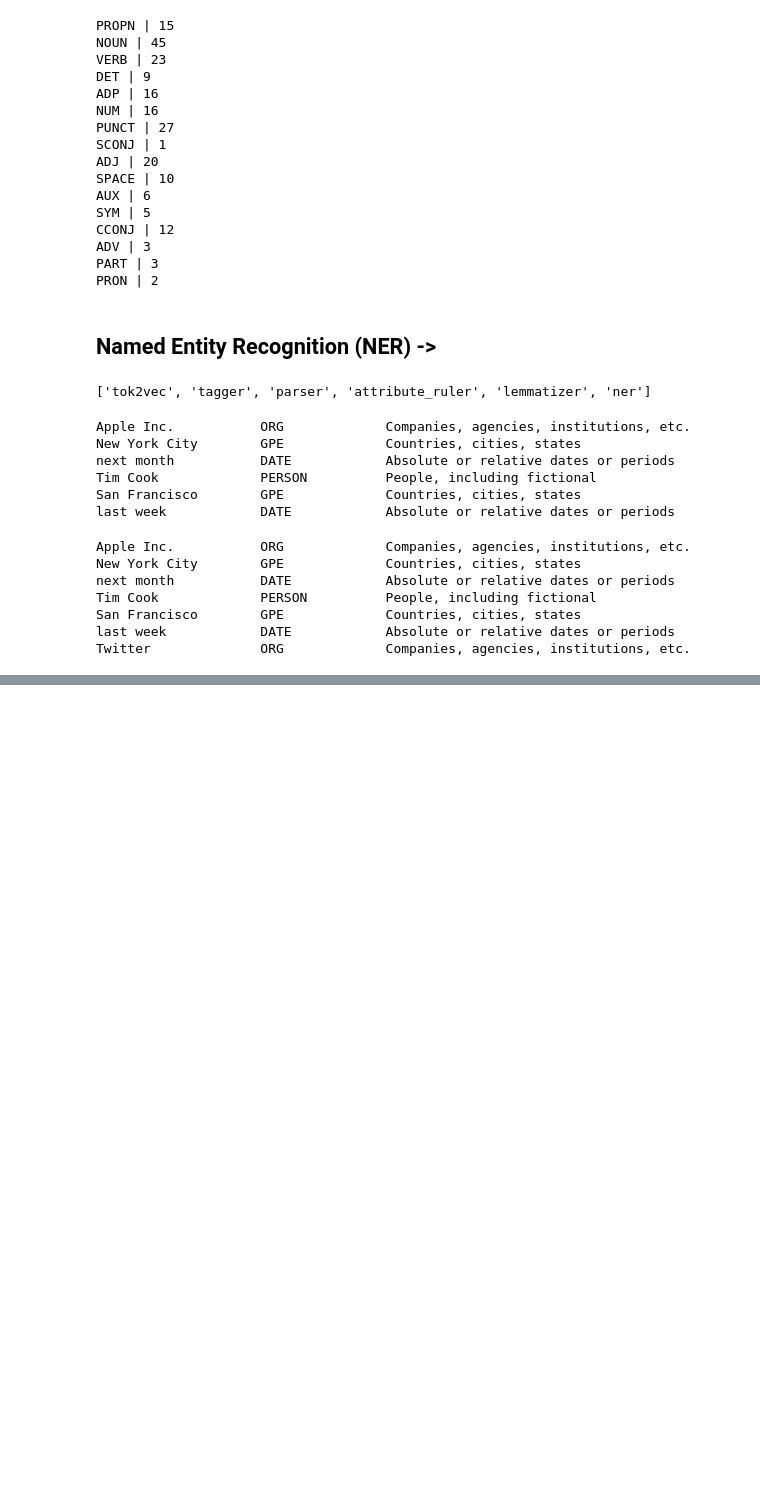
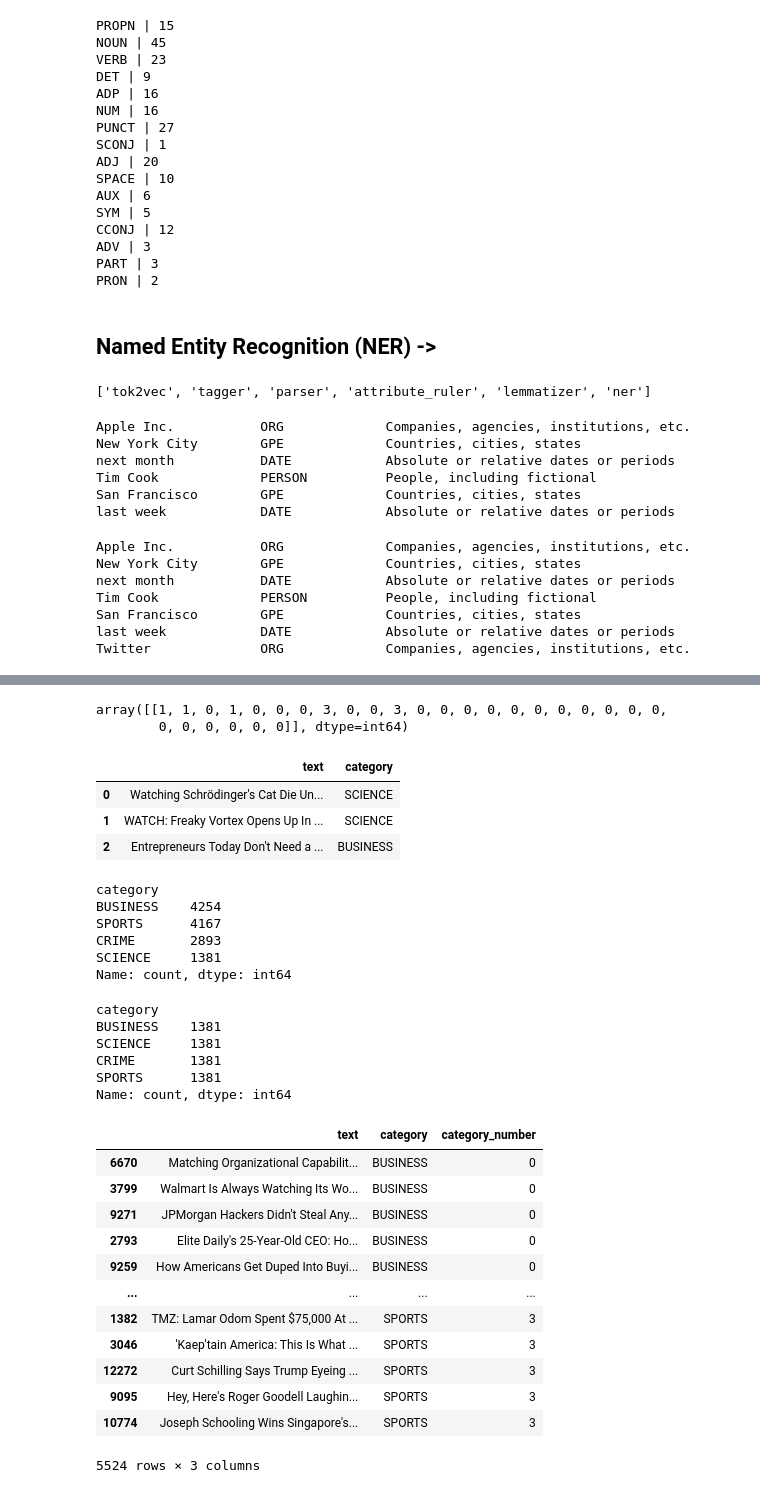
Before and after one commit to gauravmishraokok/learningPyTorch, a Jupyter notebook: 11_PyTorch_NLP/NLP.ipynb, the cells around one changed output, grey strips where cells are left out. Cells and saved outputs as stored; diff of their text form; code cells hidden in the pictures; blank space fills up the shorter version.

```diff
--- a/11_PyTorch_NLP/NLP.ipynb
+++ b/11_PyTorch_NLP/NLP.ipynb
@@ -375,0 +821,70 @@ Twitter              ORG             Companies, agencies, institutions, etc.
+# %%
+v.transform(["koompilala eats icecream. koompilala likes icecream. koompilala doesnt eat chocolate icecream."]).toarray()
+# %% [output]
+array([[1, 1, 0, 1, 0, 0, 0, 3, 0, 0, 3, 0, 0, 0, 0, 0, 0, 0, 0, 0, 0, 0,
+        0, 0, 0, 0, 0, 0]], dtype=int64)
+# %%
+#News category classifier using Bag of n-grams ->
+
+df = pd.read_json("data/news_dataset.json") #This kaggle dataset has 4 categories.
+
+df.head(3)
+# %% [output]
+|  | text | category |
+| 0 | Watching Schrödinger's Cat Die Un... | SCIENCE |
+| 1 | WATCH: Freaky Vortex Opens Up In ... | SCIENCE |
+| 2 | Entrepreneurs Today Don't Need a ... | BUSINESS |
+# %%
+df.category.value_counts()
+# %% [output]
+category
+BUSINESS    4254
+SPORTS      4167
+CRIME       2893
+SCIENCE     1381
+Name: count, dtype: int64
+# %%
+#Undersampling as unbalanced dataset ->
+
+min_samples = 1381
+
+df_business = df[df["category"]=="BUSINESS"].sample(min_samples , random_state=8888)
+
+df_science = df[df["category"]=="SCIENCE"].sample(min_samples , random_state=8888)
+
+df_crime = df[df["category"]=="CRIME"].sample(min_samples , random_state=8888)
+
+df_sports = df[df["category"]=="SPORTS"].sample(min_samples , random_state=8888)
+# %%
+df_undersampled_balanced = pd.concat([df_business, df_science, df_crime, df_sports] , axis = 0)
+
+df_undersampled_balanced.category.value_counts()
+# %% [output]
+category
+BUSINESS    1381
+SCIENCE     1381
+CRIME       1381
+SPORTS      1381
+Name: count, dtype: int64
+# %%
+
+
+df_undersampled_balanced["category_number"] = df_undersampled_balanced.category.map(
+    {"BUSINESS":0, "SCIENCE":1, "CRIME":2, "SPORTS":3}
+    )
+
+df_undersampled_balanced
+# %% [output]
+|  | text | category | category_number |
+| 6670 | Matching Organizational Capabilit... | BUSINESS | 0 |
+| 3799 | Walmart Is Always Watching Its Wo... | BUSINESS | 0 |
+| 9271 | JPMorgan Hackers Didn't Steal Any... | BUSINESS | 0 |
+| 2793 | Elite Daily's 25-Year-Old CEO: Ho... | BUSINESS | 0 |
+| 9259 | How Americans Get Duped Into Buyi... | BUSINESS | 0 |
+| ... | ... | ... | ... |
+| 1382 | TMZ: Lamar Odom Spent $75,000 At ... | SPORTS | 3 |
+| 3046 | 'Kaep'tain America: This Is What ... | SPORTS | 3 |
+| 12272 | Curt Schilling Says Trump Eyeing ... | SPORTS | 3 |
+| 9095 | Hey, Here's Roger Goodell Laughin... | SPORTS | 3 |
+| 10774 | Joseph Schooling Wins Singapore's... | SPORTS | 3 |
+5524 rows × 3 columns
```
Also changed, not shown: parts of 135 cells of this notebook.
